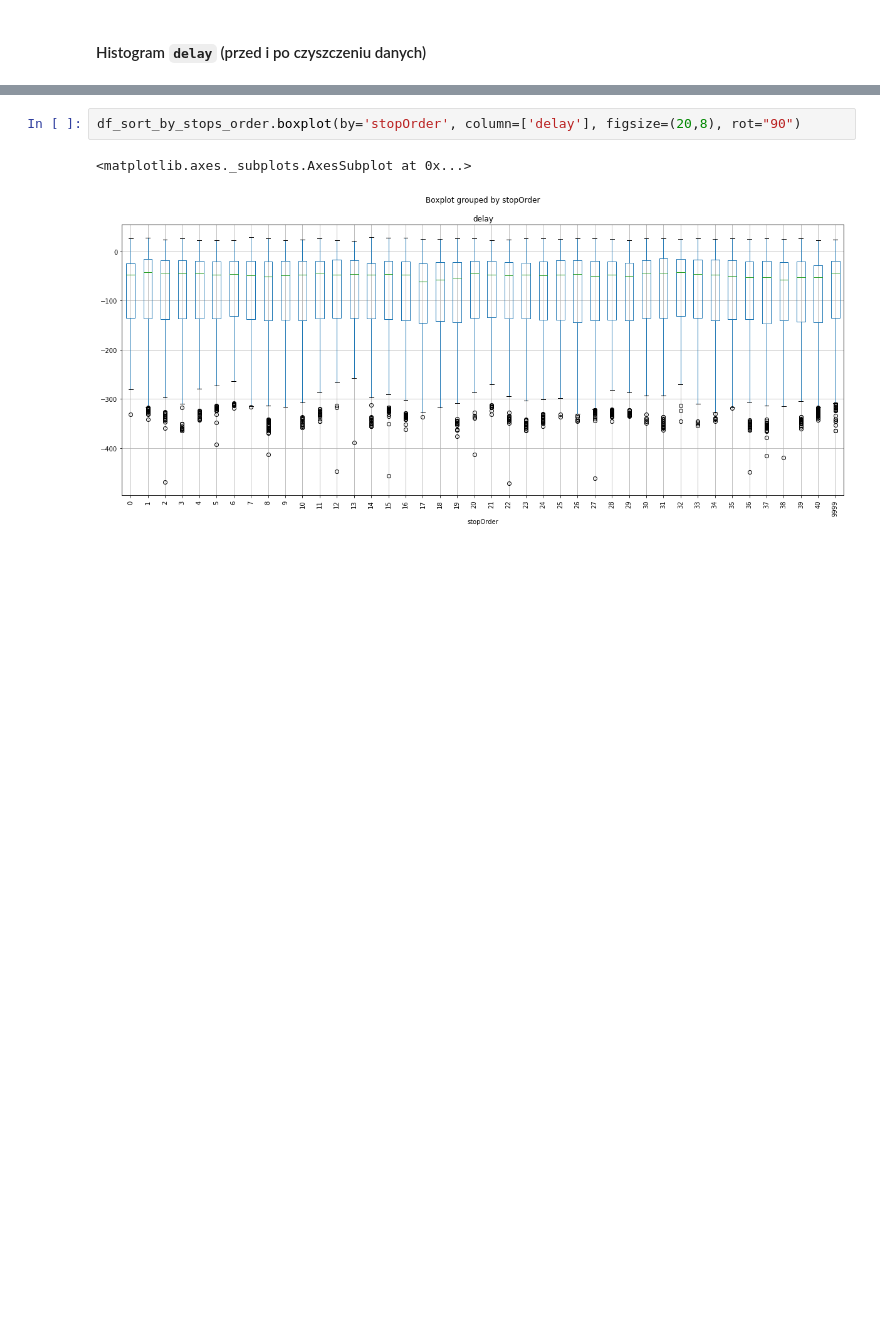
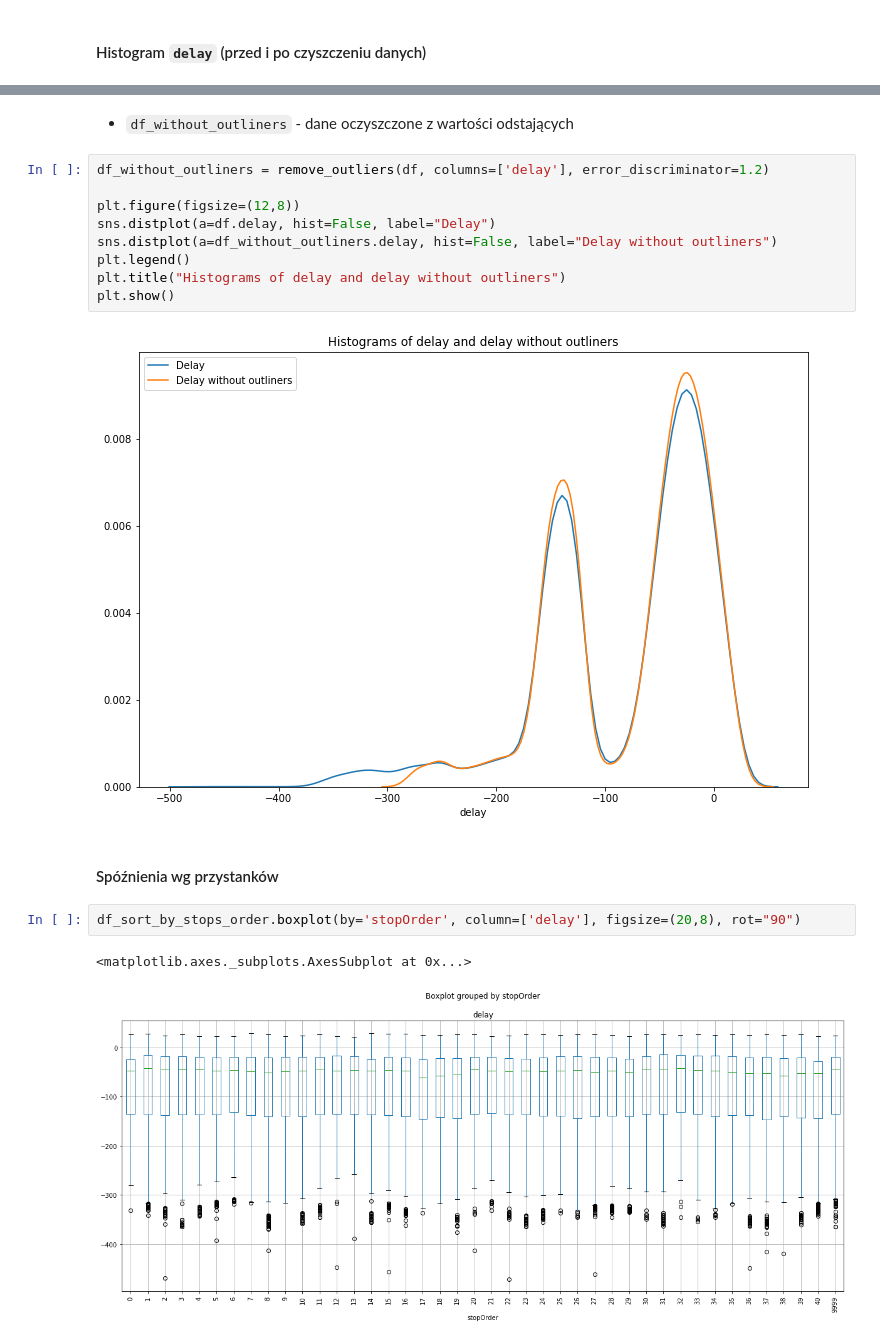
Before and after one commit to Valaraucoo/ids-data-analysis, a Jupyter notebook: ids-data-analysis.ipynb, the cells around one changed output, grey strips where cells are left out. Saved outputs shown, nothing was run; the diff lists cells and outputs as text; blank space fills up the shorter version.

```diff
--- a/ids-data-analysis.ipynb
+++ b/ids-data-analysis.ipynb
@@ -221,3 +221,18 @@ df.groupby(['stopName', 'weekday']).mean().loc["Aleja Róż"]
+# %% [markdown]
+*  `df_without_outliners` - dane oczyszczone z wartości odstających
+# %%
+df_without_outliners = remove_outliers(df, columns=['delay'], error_discriminator=1.2)
+
+plt.figure(figsize=(12,8))
+sns.distplot(a=df.delay, hist=False, label="Delay")
+sns.distplot(a=df_without_outliners.delay, hist=False, label="Delay without outliners")
+plt.legend()
+plt.title("Histograms of delay and delay without outliners")
+plt.show()
+# %% [output]
+[figure, added]
+# %% [markdown]
+#### Spóźnienia wg przystanków
 # %%
 df_sort_by_stops_order.boxplot(by='stopOrder', column=['delay'], figsize=(20,8), rot="90")
 # %% [output]
```
Also changed, not shown: parts of 6 cells of this notebook.
